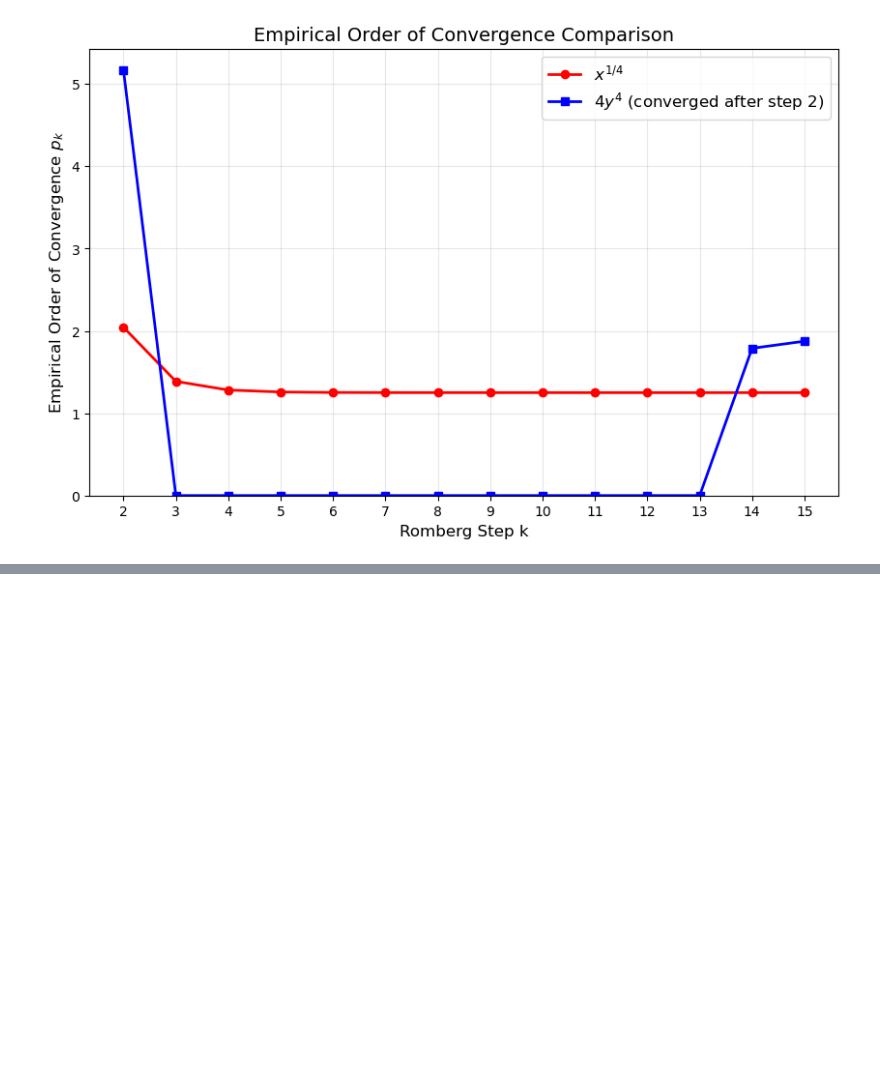
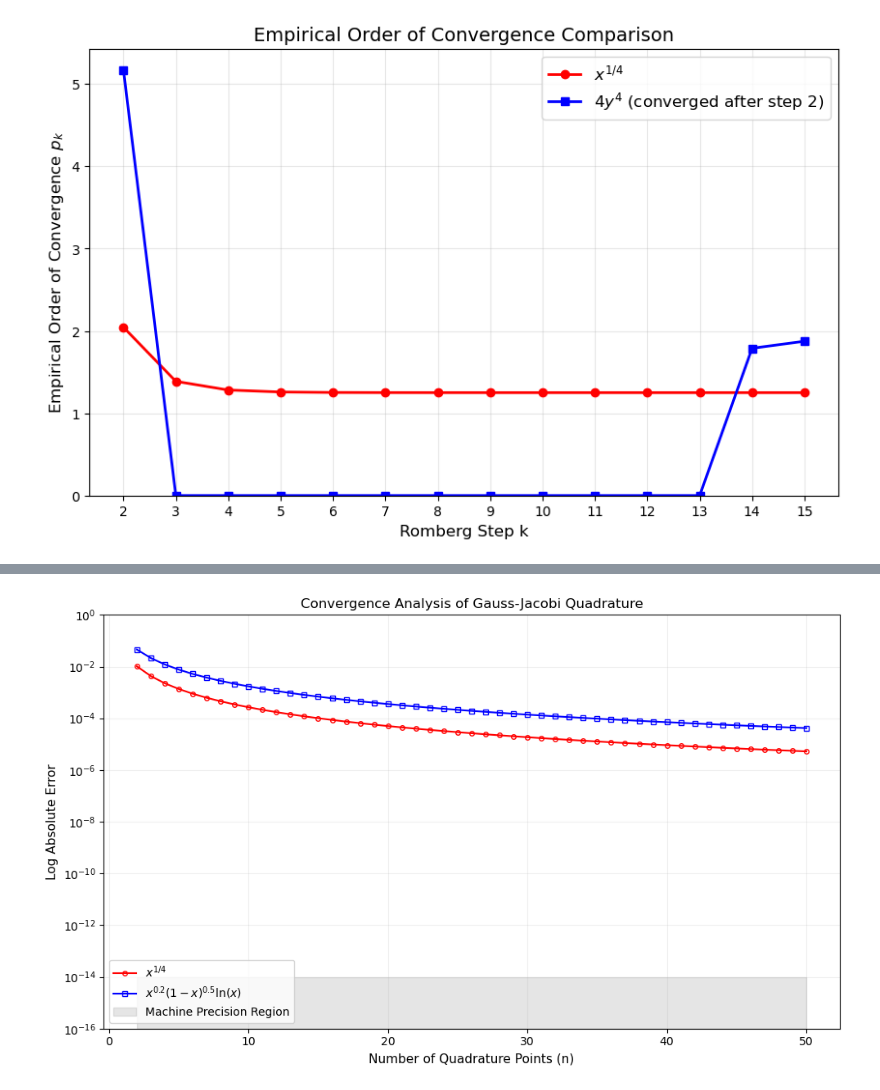
Before and after one commit to jyoutir/numerical-analysis-projects, a Jupyter notebook: final_project/final_project_2.ipynb, the cells around one changed output, grey strips where cells are left out. Cells and saved outputs as stored; diff of their text form; code cells hidden in the pictures; blank space fills up the shorter version.

```diff
--- a/final_project/final_project_2.ipynb
+++ b/final_project/final_project_2.ipynb
@@ -262,0 +428,37 @@ R[5,5]  1.99999999      1.99999999      4.59e-09
+# %%
+# da plotting
+plt.figure(figsize=(10, 6))
+
+quadrature_points = np.arange(2, 51)
+
+# Calculate errors with proper parameters
+errors1 = [abs(exact_value1 - gauss_jacobi_quadrature(func1, n)) for n in quadrature_points]
+
+# For func2, include the transformation constant and proper alpha/beta
+C = 2 ** (-(alpha + beta + 1))
+errors2 = [abs(exact_value2 - C * gauss_jacobi_quadrature(func2, n, alpha=beta, beta=alpha))
+          for n in quadrature_points]
+
+plt.semilogy(quadrature_points, errors1, 'r-o', label='$x^{1/4}$',
+             linewidth=1.5, markersize=4, markerfacecolor='none')
+plt.semilogy(quadrature_points, errors2, 'b-s',
+             label='$x^{0.2}(1-x)^{0.5}\ln(x)$',
+             linewidth=1.5, markersize=4, markerfacecolor='none')
+
+plt.fill_between(quadrature_points, 1e-16, 1e-14, color='grey', alpha=0.2,
+                 label='Machine Precision Region')
+
+plt.xlabel('Number of Quadrature Points (n)', fontsize=11)
+plt.ylabel('Log Absolute Error', fontsize=11)
+plt.title('Convergence Analysis of Gauss-Jacobi Quadrature', fontsize=12)
+plt.grid(True, which='both', linestyle='-', alpha=0.2)
+plt.legend(loc='lower left', fontsize=10)
+plt.ylim(1e-16, 1e0)  # Adjusted y-limits for better visualization
+plt.tight_layout()
+
+# Save the plot
+plt.savefig('final_project/figure_4.pdf',
+            bbox_inches='tight', dpi=300, format='pdf')
+plt.show()
+# %% [output]
+[figure, added]
```
Also changed, not shown: parts of 9 cells of this notebook, 7 other files.
